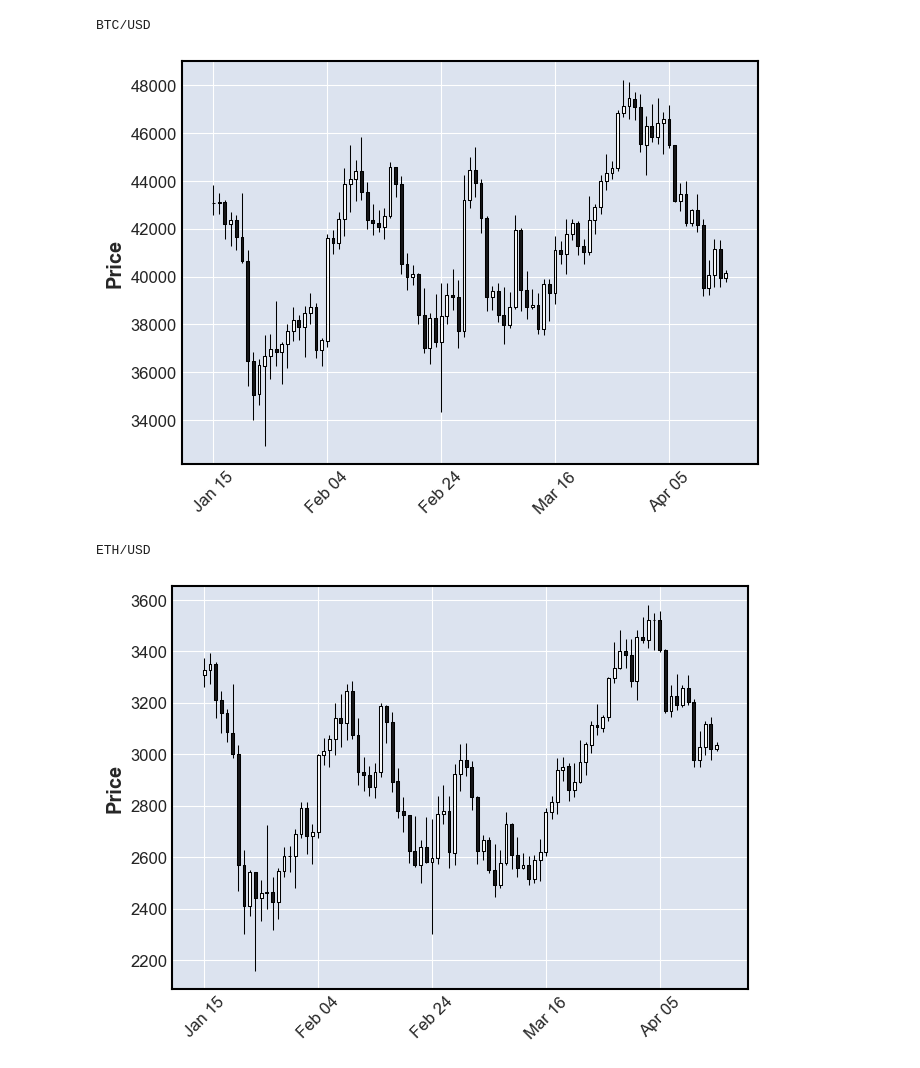
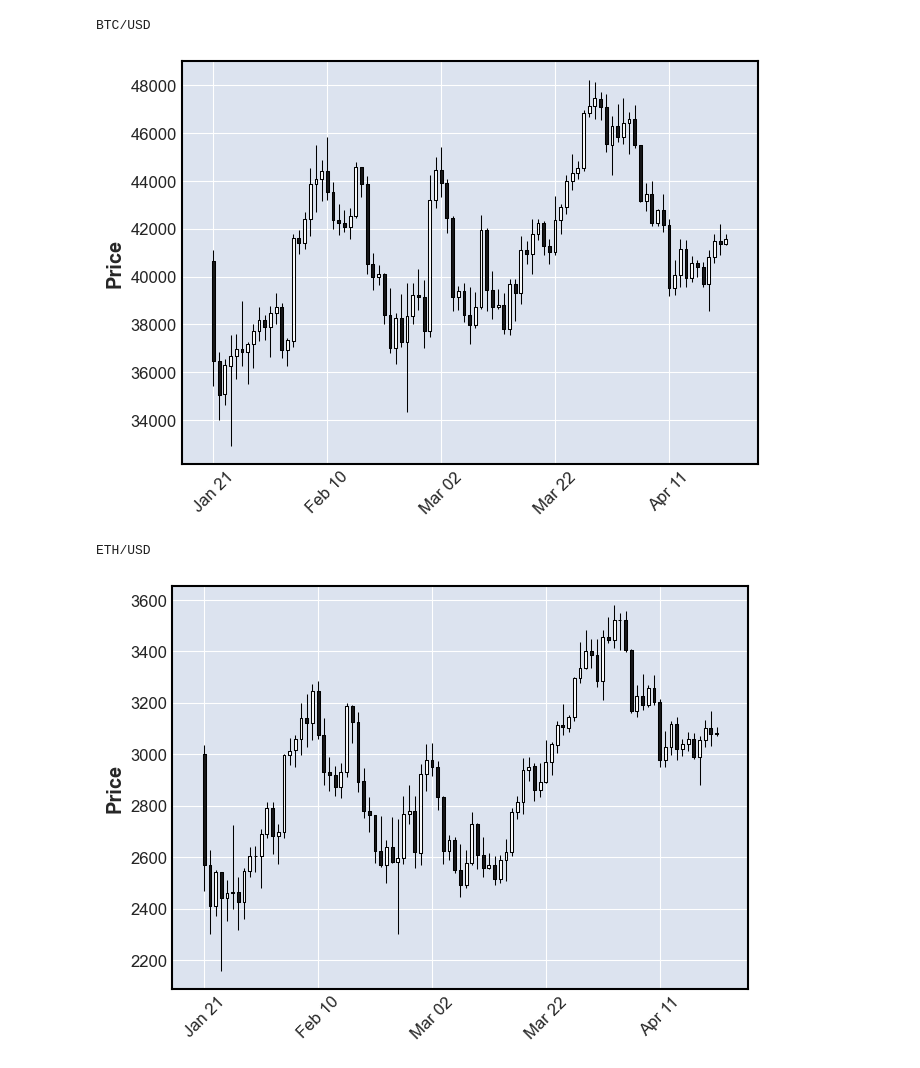
Before and after one commit to finnnilsen90/finance-blockchain_analysis, a Jupyter notebook: crypto_analysis.ipynb, the cells around one changed output. Drawn from its saved outputs; the diff is of its cells as text; code cells hidden in the pictures.

```diff
--- a/crypto_analysis.ipynb
+++ b/crypto_analysis.ipynb
@@ -6,19 +11,31 @@ import json
 
 #functions
 import functions as f
-# %%
-ticker = ['BTC/USD','ETH/USD']
-
-for i in ticker:
-    data = f.fetch_daily_data(i)
-    print(i)
-    f.candle_stick(data,30)
-# %% [output]
-BTC/USD
-[figure, removed]
-ETH/USD
-[figure, removed]
-# %%
-# Generate BTC CSV and display first 4 rows.
-data = f.fetch_daily_data(ticker[0])
-df = pd.read_csv(data)
+# %%
+# Set Lookback
+lookback_window = 90
+
+today = datetime.date.today()
+days = datetime.timedelta(lookback_window)
+lookback = today - days
+
+start_date = lookback
+end_date = today
+# %%
+# Crypto data analysis
+ticker_crypto = ['BTC/USD','ETH/USD']
+
+for i in ticker_crypto:
+    # Get the data
+    data = f.fetch_daily_data(i)
+    date_candle = pd.read_csv(data,index_col=['date'],parse_dates=True,chunksize=1000)
+    date_candle = pd.concat((x.query("date > %a"%(start_date)) for x in date_candle))
+    date_candle = date_candle.sort_values(by='date')
+
+    print(i)
+    f.candle_stick(date_candle)
+# %% [output]
+BTC/USD
+[figure, added]
+ETH/USD
+[figure, added]
```
Also changed, not shown: parts of 3 cells of this notebook, 2 other files.
